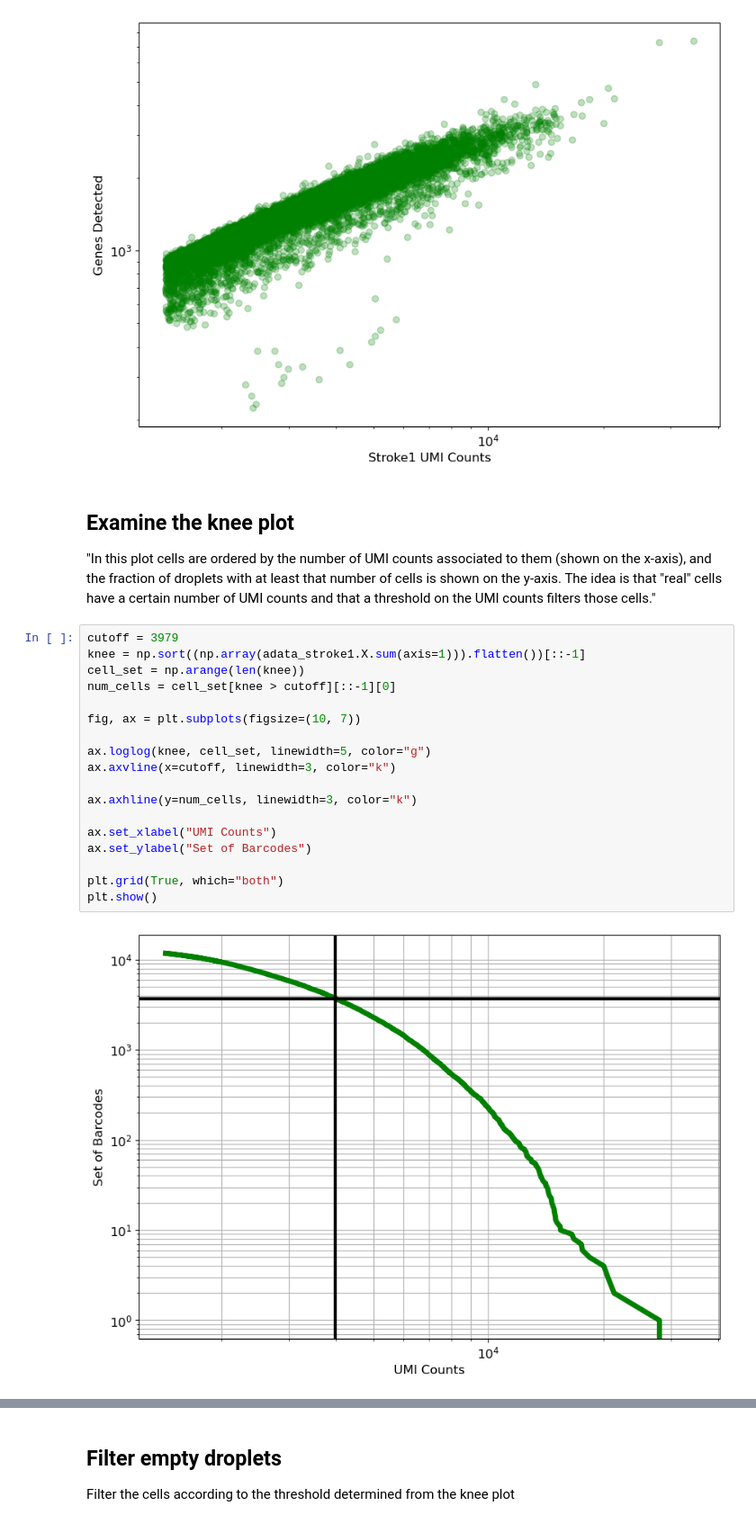
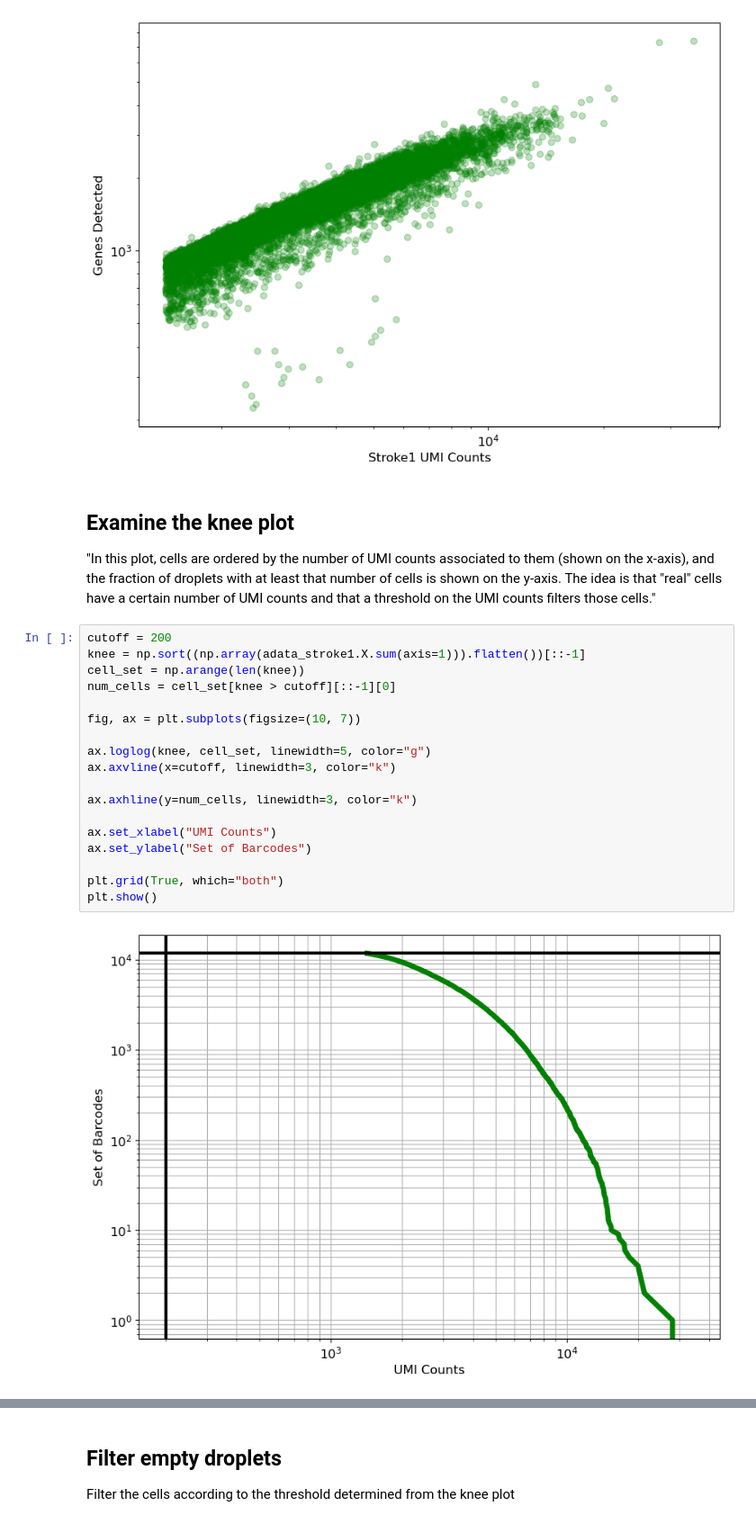
Before and after one commit to owenzel/neuro120-project, a Jupyter notebook: Stroke.ipynb, the cells around one changed output, grey strips where cells are left out. Shown: that part at 90% size. Cells and saved outputs as stored; diff of their text form.

```diff
--- a/Stroke.ipynb
+++ b/Stroke.ipynb
@@ -113,27 +117,27 @@ plt.show()
 [figure]
 # %% [markdown]
 ## Examine the knee plot
-"In this plot cells are ordered by the number of UMI counts associated to them (shown on the x-axis), and the fraction of droplets with at least that number of cells is shown on the y-axis. The idea is that "real" cells have a certain number of UMI counts and that a threshold on the UMI counts filters those cells."
+"In this plot, cells are ordered by the number of UMI counts associated to them (shown on the x-axis), and the fraction of droplets with at least that number of cells is shown on the y-axis. The idea is that "real" cells have a certain number of UMI counts and that a threshold on the UMI counts filters those cells."
 # %%
-cutoff = 3979
+cutoff = 200
 knee = np.sort((np.array(adata_stroke1.X.sum(axis=1))).flatten())[::-1]
 cell_set = np.arange(len(knee))
 num_cells = cell_set[knee > cutoff][::-1][0]
 
 fig, ax = plt.subplots(figsize=(10, 7))
 
 ax.loglog(knee, cell_set, linewidth=5, color="g")
 ax.axvline(x=cutoff, linewidth=3, color="k")
 
 ax.axhline(y=num_cells, linewidth=3, color="k")
 
 ax.set_xlabel("UMI Counts")
 ax.set_ylabel("Set of Barcodes")
 
 plt.grid(True, which="both")
 plt.show()
 # %% [output]
-[figure, old version]
+[figure, new version]
 # %%
 print(f"{num_cells:,.0f} cells passed the {cutoff} UMI threshold")
 # %% [output]
```
Also changed, not shown: parts of 23 cells of this notebook, 1 other file.
